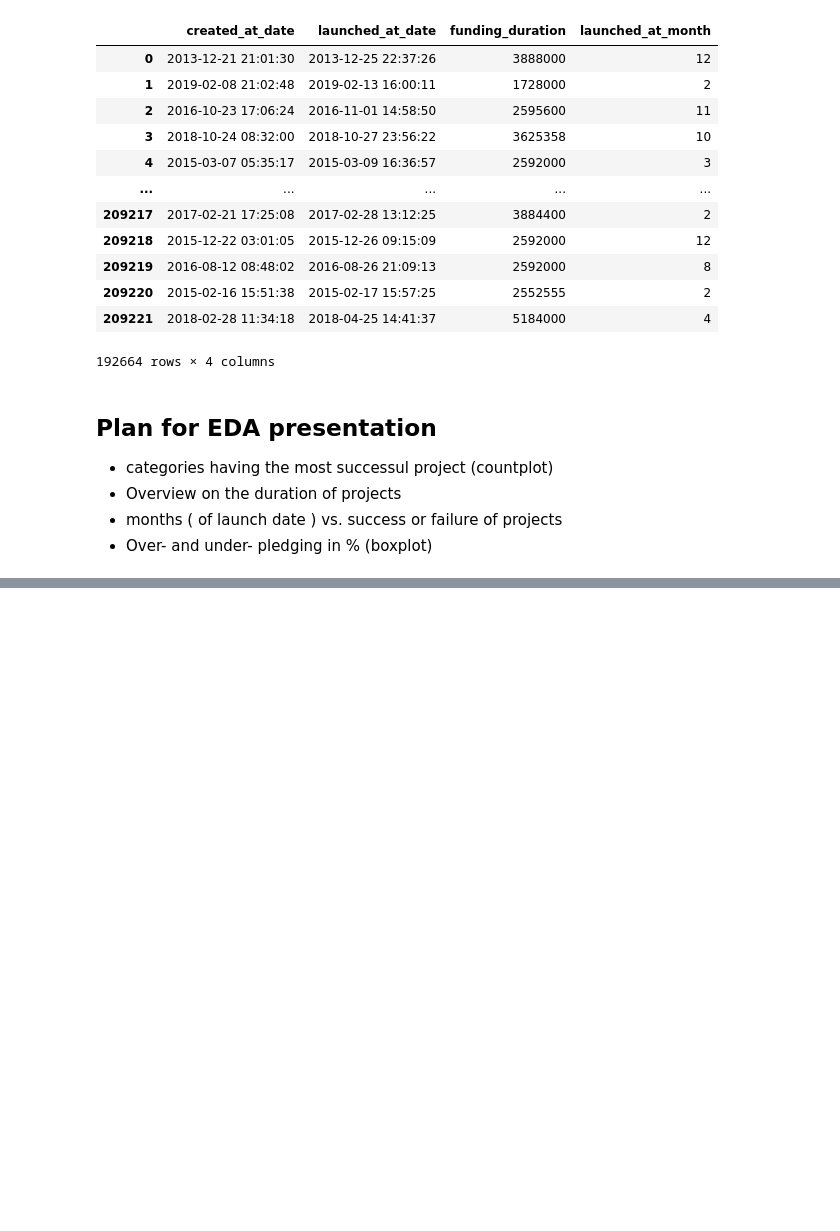
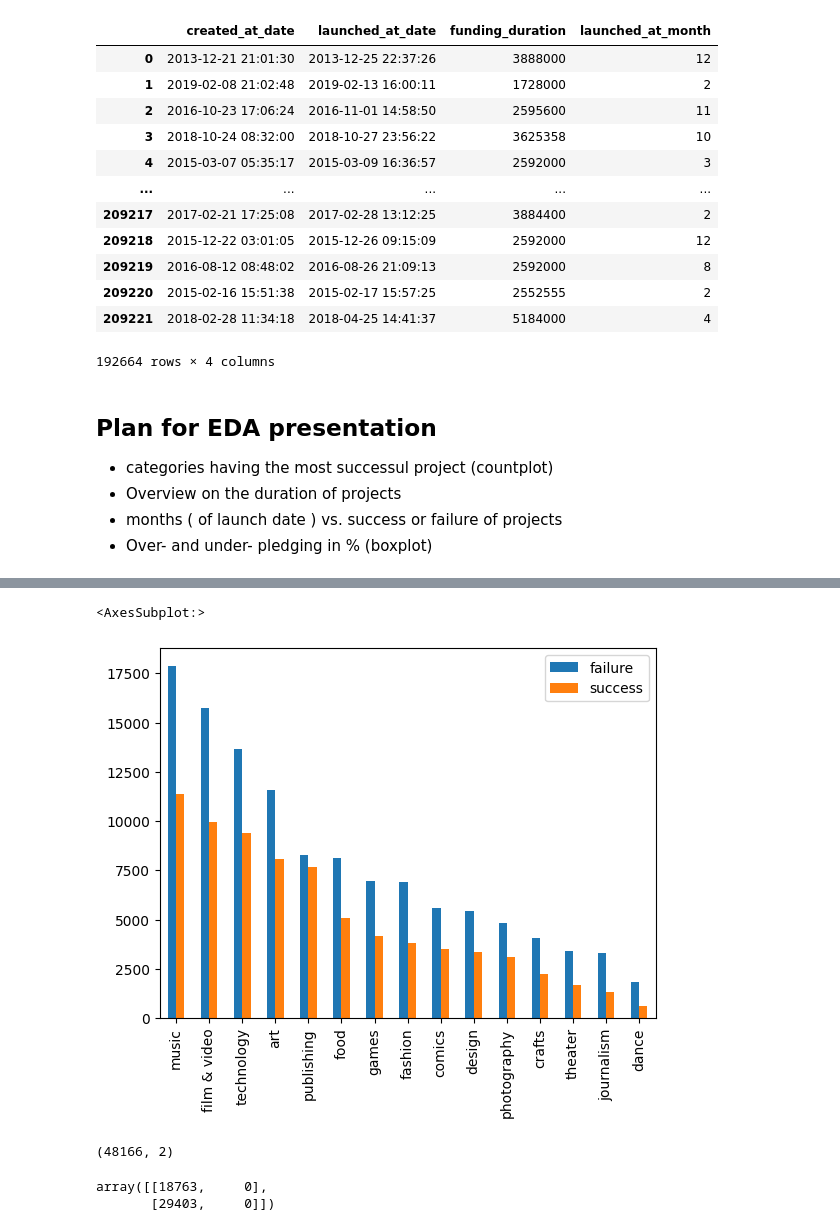
Before and after one commit to medscoops/Kickstarter_ARG, a Jupyter notebook: EDA-and-modeling.ipynb, the cells around one changed output, grey strips where cells are left out. Drawn from its saved outputs; the diff is of its cells as text; code cells hidden in the pictures; blank space fills up the shorter version.

```diff
--- a/EDA-and-modeling.ipynb
+++ b/EDA-and-modeling.ipynb
@@ -824,0 +838,13 @@ merged_df[["created_at_date", "launched_at_date", "funding_duration", "launched_
+# %%
+# Rafael Chat 2:
+# prepare the labels and columns of the bar plot
+plt_labels = merged_df.top_cat.value_counts().reset_index()['index'].to_list()
+plt_success = merged_df[merged_df.state=='successful'].top_cat.value_counts().reset_index().top_cat
+plt_failed = merged_df[merged_df.state=='failed'].top_cat.value_counts().reset_index().top_cat
+plt_both = pd.concat([plt_success, plt_failed], axis=1)
+# make the plot of categories
+df_plot = pd.DataFrame(np.array(plt_both), index=plt_labels, columns=['failure','success'])
+df_plot.plot.bar()
+# %% [output]
+<AxesSubplot:>
+[figure, added]
@@ -824,0 +855,15 @@ merged_df[["created_at_date", "launched_at_date", "funding_duration", "launched_
+# %%
+from sklearn.linear_model import LogisticRegression as LogReg
+model_log = LogReg()
+model_log.fit(X_train, y_train)
+y_pred = model_log.predict_proba(X_test)
+y_pred.shape
+# %% [output]
+(48166, 2)
+# %%
+y_pred = model_log.predict(X_test)
+
+confusion_matrix(y_test, y_pred)
+# %% [output]
+array([[18763,     0],
+       [29403,     0]])
```
Also changed, not shown: parts of 7 cells of this notebook.
